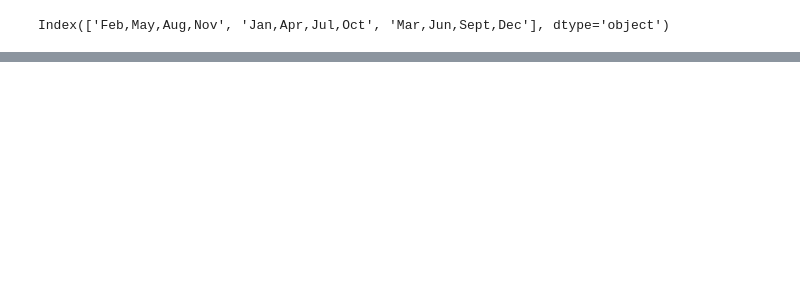
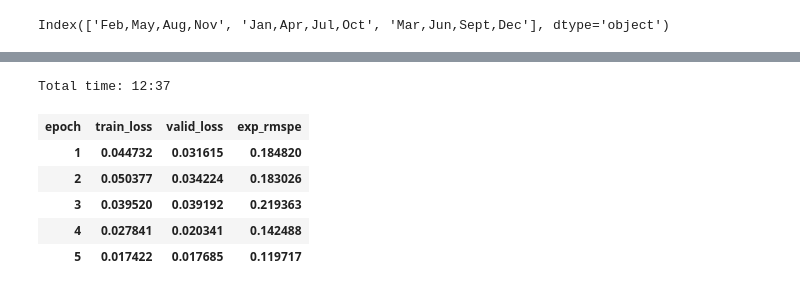
Before and after one commit to thelazyoxymoron/fastai-live-course, a Jupyter notebook: Lesson-6-rossmann.ipynb, the cells around one changed output, grey strips where cells are left out. Cells and saved outputs as stored; diff of their text form; code cells hidden in the pictures; blank space fills up the shorter version.

```diff
--- a/Lesson-6-rossmann.ipynb
+++ b/Lesson-6-rossmann.ipynb
@@ -105,0 +212,10 @@ Length: 1000, dtype: int8
+# %%
+learn.fit_one_cycle(5, 1e-2, wd = 0.2)
+# %% [output]
+Total time: 12:37
+| epoch | train_loss | valid_loss | exp_rmspe |
+| 1 | 0.044732 | 0.031615 | 0.184820 |
+| 2 | 0.050377 | 0.034224 | 0.183026 |
+| 3 | 0.039520 | 0.039192 | 0.219363 |
+| 4 | 0.027841 | 0.020341 | 0.142488 |
+| 5 | 0.017422 | 0.017685 | 0.119717 |
```
Also changed, not shown: parts of 27 cells of this notebook.
